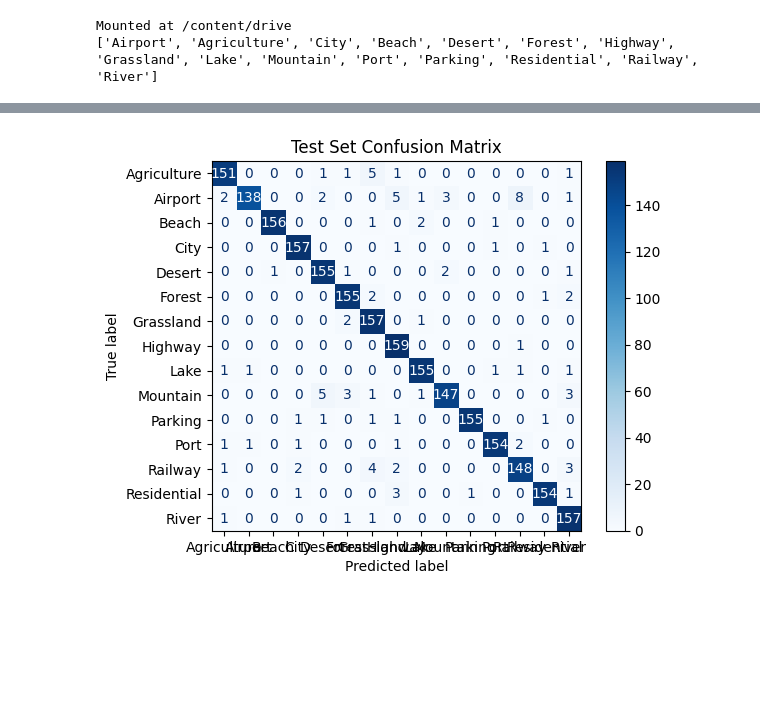
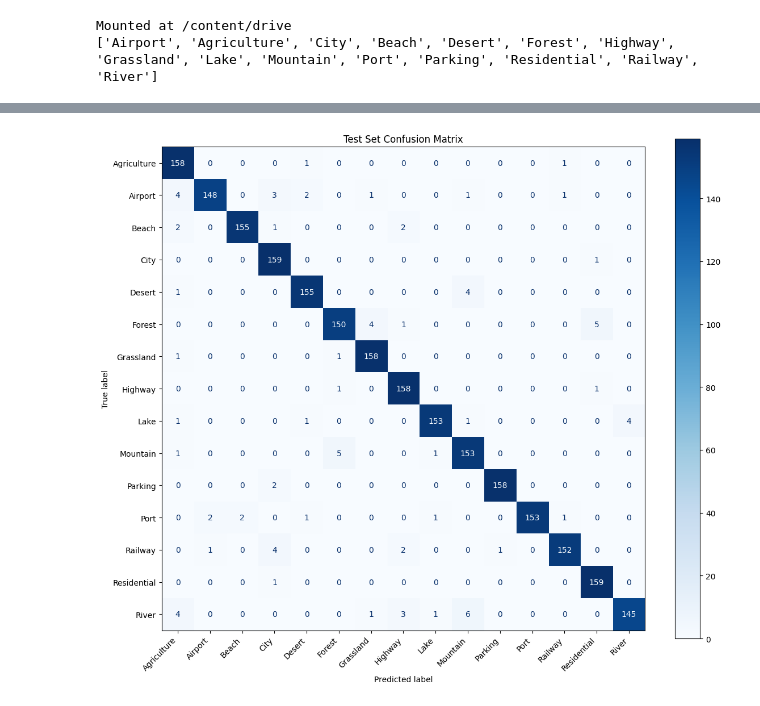
Before and after one commit to PreetamMT/COMP9517_Final_Assignment_Code, a Jupyter notebook: EfficientNet.ipynb, the cells around one changed output, grey strips where cells are left out. Saved outputs shown, nothing was run; the diff lists cells and outputs as text; code cells hidden in the pictures; blank space fills up the shorter version.

```diff
--- a/EfficientNet.ipynb
+++ b/EfficientNet.ipynb
@@ -80,7 +82,7 @@ criterion = torch.nn.CrossEntropyLoss()
 optimizer = torch.optim.Adam(model.parameters(), lr=1e-3)
 
 
-num_epochs = 10
+num_epochs = 20
 for epoch in range(num_epochs):
     model.train()
     running_loss = 0.0
@@ -218,19 +220,31 @@ Epoch 6/10 - Loss: 0.0621
 # %%
 from sklearn.metrics import confusion_matrix, ConfusionMatrixDisplay
+import matplotlib.pyplot as plt
+
 all_preds, all_labels = [], []
 model.eval()
 with torch.no_grad():
     for images, labels in test_loader:
         images, labels = images.to(device), labels.to(device)
         logits = model(images)
         preds = logits.argmax(dim=1)
         all_preds.extend(preds.cpu().numpy())
         all_labels.extend(labels.cpu().numpy())
 
 cm = confusion_matrix(all_labels, all_preds)
+
+fig, ax = plt.subplots(figsize=(12, 10))
+
+
 disp = ConfusionMatrixDisplay(cm, display_labels=dataset.classes)
-disp.plot(cmap=plt.cm.Blues)
-plt.title("Test Set Confusion Matrix")
+disp.plot(ax=ax, cmap=plt.cm.Blues, values_format='d')
+
+
+plt.setp(ax.get_xticklabels(), rotation=45, ha='right')
+
+ax.set_title("Test Set Confusion Matrix")
+plt.tight_layout()
+
 plt.show()
 # %% [output]
-[figure, old version]
+[figure, new version]
```
Also changed, not shown: parts of 3 cells of this notebook.
